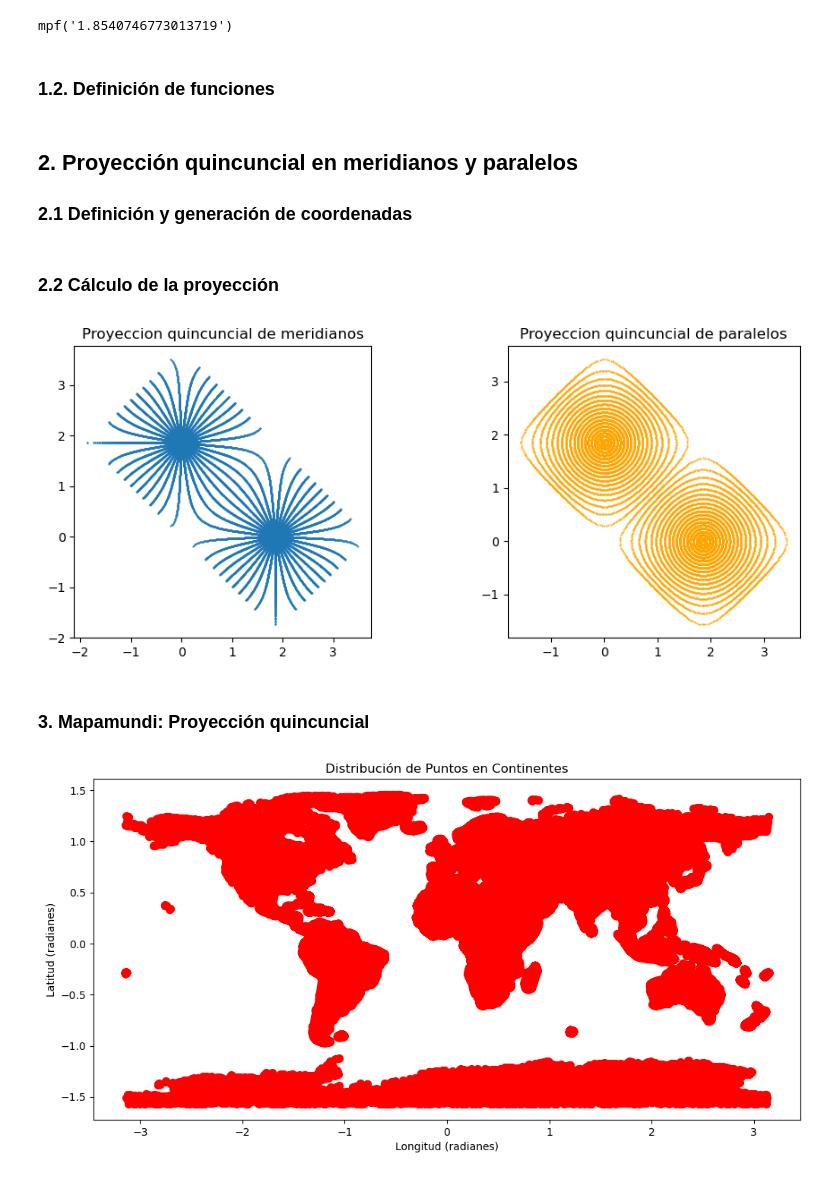
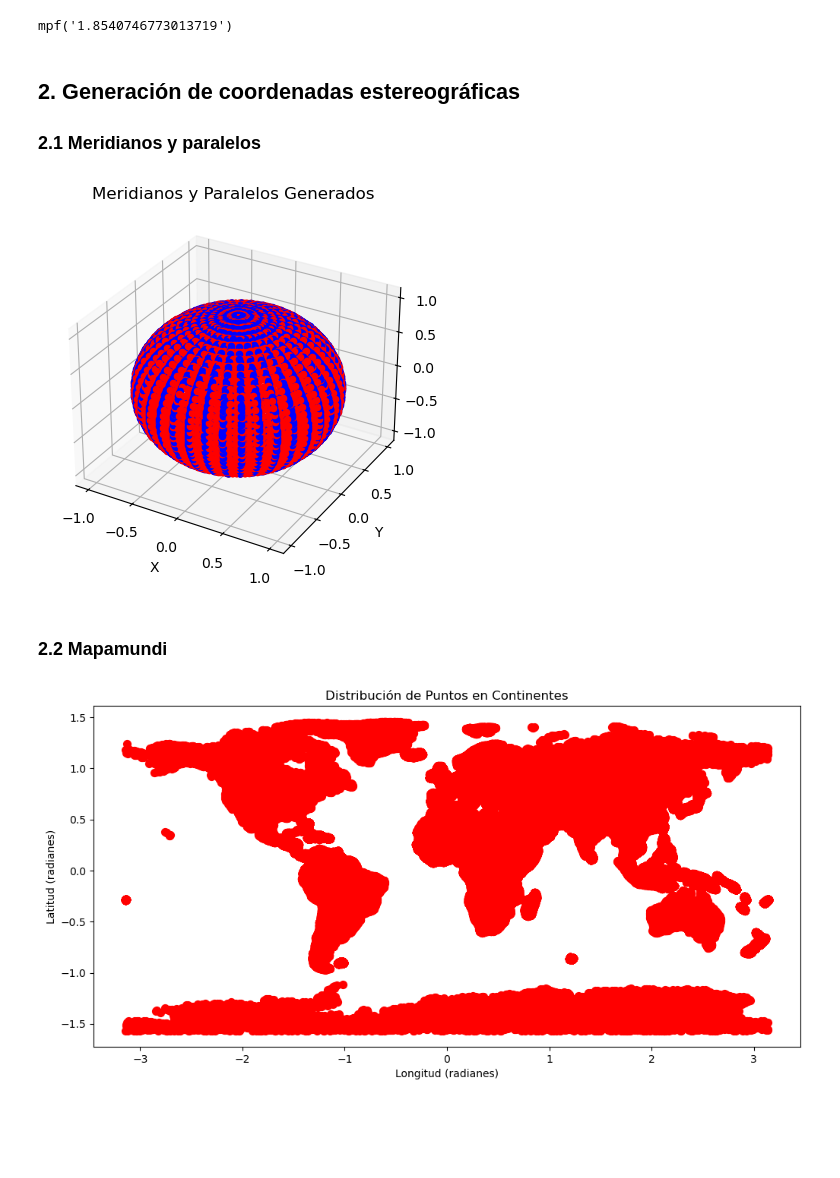
Before and after one commit to gaarboledag/N-uncial-Projection-Numeric-Implementation, a Jupyter notebook: Quincuncial Proyection.ipynb, the cells around one changed output. Drawn from its saved outputs; the diff is of its cells as text; code cells hidden in the pictures; blank space fills up the shorter version.

```diff
--- a/Quincuncial Proyection.ipynb
+++ b/Quincuncial Proyection.ipynb
@@ -12,5 +20,3 @@ import geopandas as gpd
 ellipf(np.pi/2, m=0.5)
 # %% [output]
 mpf('1.8540746773013719')
-# %% [markdown]
-### 1.2. Definición de funciones
@@ -88,3 +23,3 @@ def encontrar_octante(punto):
 # %% [markdown]
-## 2. Proyección quincuncial en meridianos y paralelos
-### 2.1 Definición y generación de coordenadas
+## 2. Generación de coordenadas estereográficas
+### 2.1 Meridianos y paralelos
@@ -153,42 +26,11 @@ def graficar_esfera(meridianos, paralelos):
 # %%
-meridianos = generar_meridianos(37, 500)
-paralelos = generar_paralelos(37, 500)
+meridianos = generar_meridianos(37, 100)
+paralelos = generar_paralelos(37, 100)
 
-#graficar_esfera(meridianos, paralelos)
+#gráfico de los meridianos y paralelos generados. meridianos en rojo y paralelos en azul.
+plot_esfera(meridianos, paralelos)
+# %% [output]
+[figure, added]
 # %% [markdown]
-### 2.2 Cálculo de la proyección
+### 2.2 Mapamundi
-# %%
-img_meridianos = []
-img_paralelos = []
-
-for punto in meridianos:
-    img_meridianos.append(quincuncial(punto))
-for punto in paralelos:
-    img_paralelos.append(quincuncial(punto))
-
-# Desempaquetar las coordenadas
-x_meridianos, y_meridianos = zip(*img_meridianos)
-x_paralelos, y_paralelos = zip(*img_paralelos)
-
-#Crear un cuadro de subgráficos con 1 fila y 2 columnas
-fig, axes = plt.subplots(nrows=1, ncols=2, figsize=(10, 4))
-
-# Primer gráfico
-axes[0].plot(x_meridianos, y_meridianos,  marker='o', linestyle='none', markersize=0.5)
-axes[0].set_title("Proyeccion quincuncial de meridianos")
-axes[0].set_aspect('equal', adjustable='box')
-
-# Segundo gráfico
-axes[1].plot(x_paralelos, y_paralelos,  marker='o', linestyle='none', markersize=0.5, color='orange')
-axes[1].set_title("Proyeccion quincuncial de paralelos")
-axes[1].set_aspect('equal', adjustable='box')
-
-# Ajustar el diseño
-plt.tight_layout()
-
-plt.show()
-# %% [output]
-[figure, old version]
-# %% [markdown]
-### 3. Mapamundi: Proyección quincuncial
 # %%
```
Also changed, not shown: parts of 14 cells of this notebook, 9 other files.
